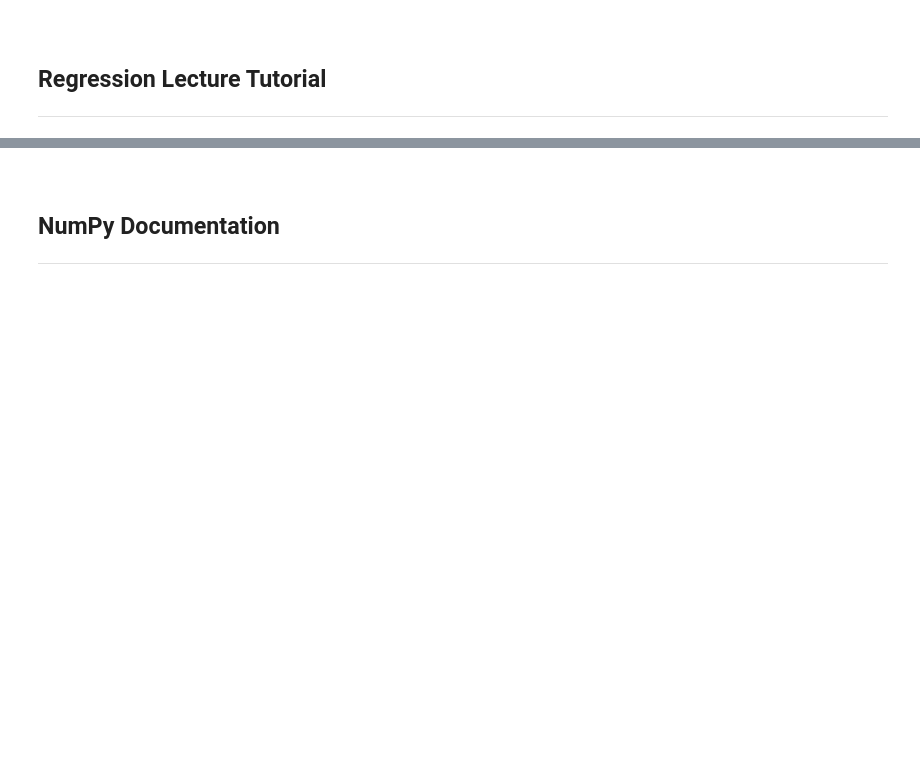
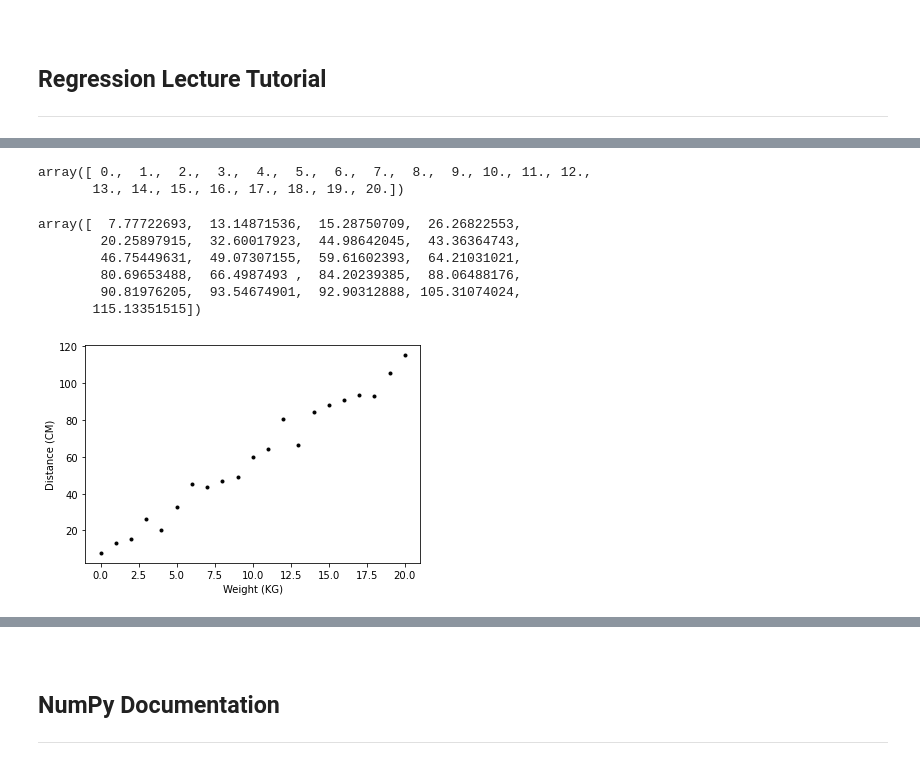
Before and after one commit to Walter64/EmergingTechnologies, a Jupyter notebook: scikit-learn.ipynb, the cells around one changed output, grey strips where cells are left out. Saved outputs shown, nothing was run; the diff lists cells and outputs as text; code cells hidden in the pictures; blank space fills up the shorter version.

```diff
--- a/scikit-learn.ipynb
+++ b/scikit-learn.ipynb
@@ -1095,0 +1355,36 @@ Mean: 0.9733333333333334         Standard Deviation: 0.02494438257849294
+# %%
+# contrived data for experiment
+
+# w array contains weight values
+w = np.arange(0.0, 21.0, 1.0)
+
+# d contains the corresponding distances measurements
+d = 5.0 * w + 10.0 + np.random.normal(0.0, 5.0, w.size)
+# %%
+# display weight values
+w
+# %% [output]
+array([ 0.,  1.,  2.,  3.,  4.,  5.,  6.,  7.,  8.,  9., 10., 11., 12.,
+       13., 14., 15., 16., 17., 18., 19., 20.])
+# %%
+# display distance measurement values
+d
+# %% [output]
+array([  7.77722693,  13.14871536,  15.28750709,  26.26822553,
+        20.25897915,  32.60017923,  44.98642045,  43.36364743,
+        46.75449631,  49.07307155,  59.61602393,  64.21031021,
+        80.69653488,  66.4987493 ,  84.20239385,  88.06488176,
+        90.81976205,  93.54674901,  92.90312888, 105.31074024,
+       115.13351515])
+# %%
+# create the plot
+plt.plot(w, d, 'k.')
+
+# set some properties for the plot
+plt.xlabel('Weight (KG)')
+plt.ylabel('Distance (CM)')
+
+# display plot
+plt.show()
+# %% [output]
+[figure, added]
```
Also changed, not shown: parts of 53 cells of this notebook.
